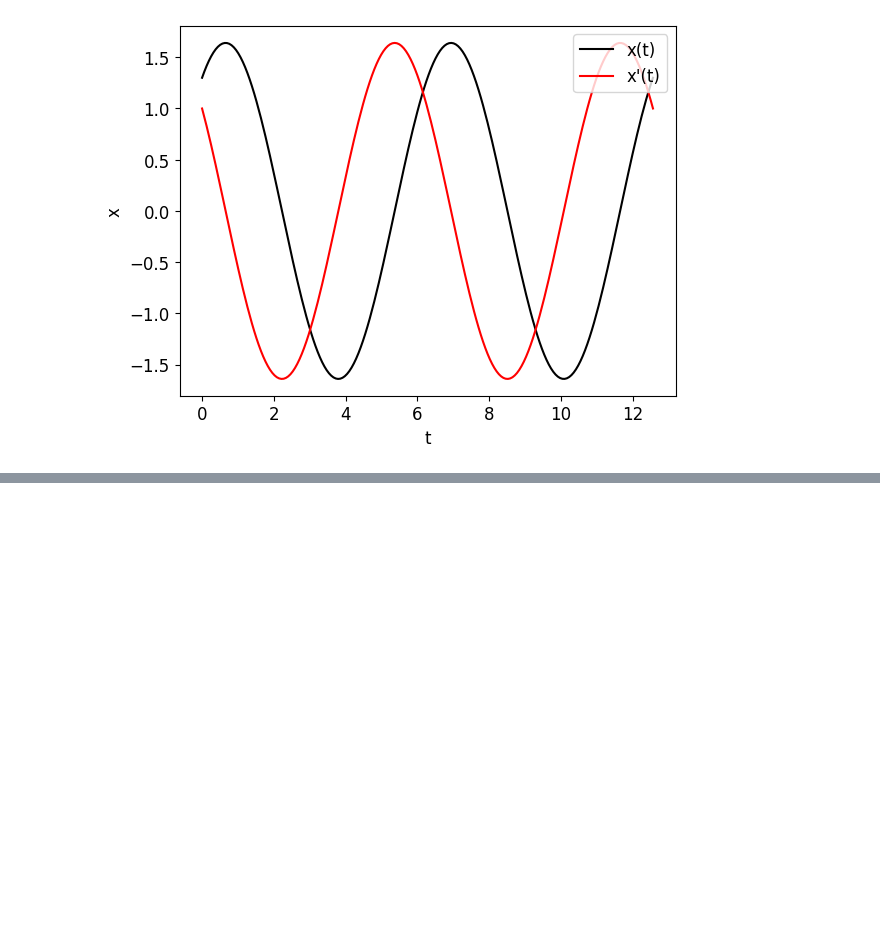
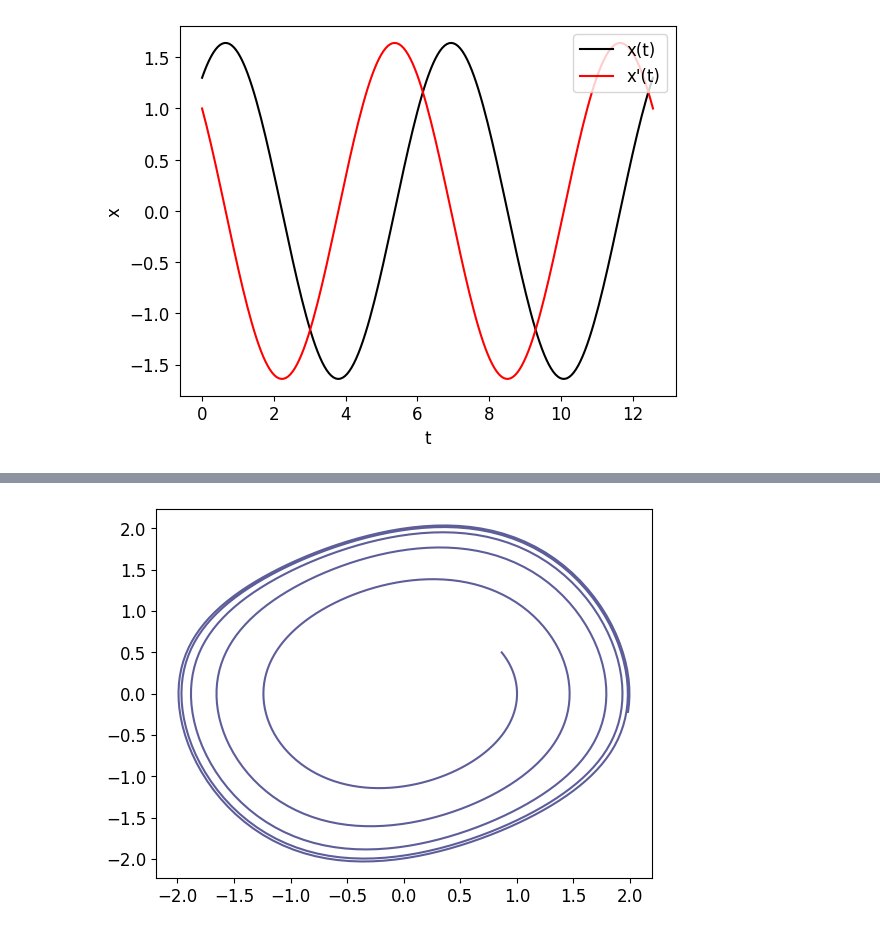
Before and after one commit to ITMO-NSS-team/EPDE, a Jupyter notebook: data/benchmarks/benchmark_prep.ipynb, the cells around one changed output, grey strips where cells are left out. Cells and saved outputs as stored; diff of their text form; code cells hidden in the pictures; blank space fills up the shorter version.

```diff
--- a/data/benchmarks/benchmark_prep.ipynb
+++ b/data/benchmarks/benchmark_prep.ipynb
@@ -83,0 +143,35 @@ h5py._hl.files.File
+# %%
+def VdP_by_RK(initial: tuple, timestep: float, steps: int, epsilon: float):
+    res = np.full(shape = (steps, 2), fill_value = initial, dtype=np.float64)
+    for step in range(steps-1):
+        t = step*timestep
+        k1 = res[step, 1] ; x1 = res[step, 0] + timestep/2. * k1
+        l1 =  - epsilon*(res[step, 0]**2 - 1)*res[step, 1] - res[step, 0]; y1 = res[step, 1] + timestep/2. * l1
+
+        k2 = y1; x2 = res[step, 0] + timestep/2. * k2
+        l2 = - epsilon*(x1**2 - 1)*y1 - x1; y2 = res[step, 1] + timestep/2. * l2
+
+        k3 = y2
+        l3 = - epsilon*(x2**2 - 1)*y2 - x2
+
+        x3 = res[step, 0] + timestep * k1 - 2 * timestep * k2 + 2 * timestep * k3
+        y3 = res[step, 1] + timestep * l1 - 2 * timestep * l2 + 2 * timestep * l3
+        k4 = y3
+        l4 = - epsilon*(x3**2 - 1)*y3 - x3
+
+        res[step+1, 0] = res[step, 0] + timestep / 6. * (k1 + 2 * k2 + 2 * k3 + k4)
+        res[step+1, 1] = res[step, 1] + timestep / 6. * (l1 + 2 * l2 + 2 * l3 + l4)
+    return res
+# %%
+def prepare_VdP_data(initial = (np.sqrt(3)/2., 1./2.), step = 0.05, steps_num = 640, epsilon = 0.2):
+    t = np.arange(start = 0., stop = step * steps_num, step = step)
+    solution = VdP_by_RK(initial=initial, timestep=step, steps=steps_num,
+                                      epsilon=epsilon)
+    return t, solution
+
+t, x_stacked = prepare_VdP_data()
+
+plt.plot(x_stacked[:, 0], x_stacked[:, 1], color = 'midnightblue', alpha = 0.7)
+plt.show()
+# %% [output]
+[figure, added]
```
Also changed, not shown: parts of 22 cells of this notebook, 13 other files.
